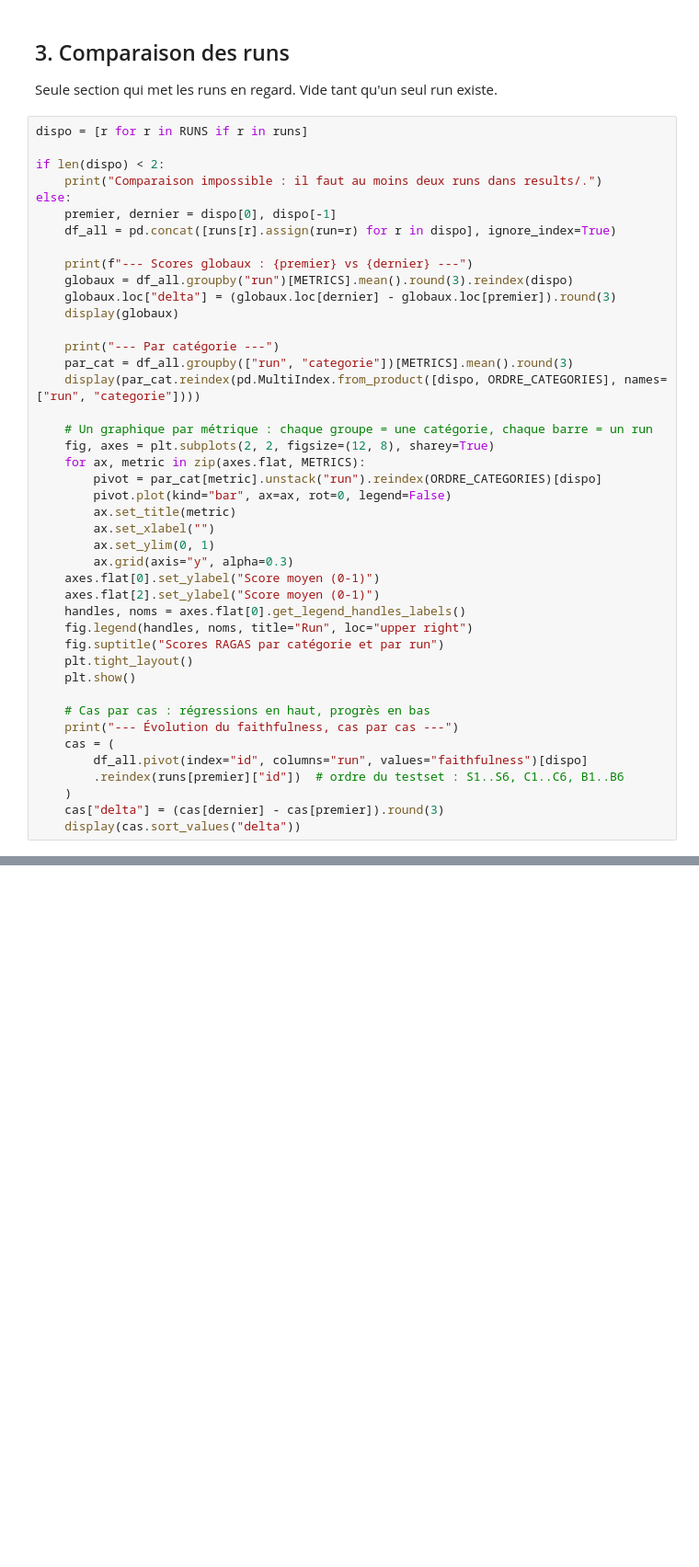
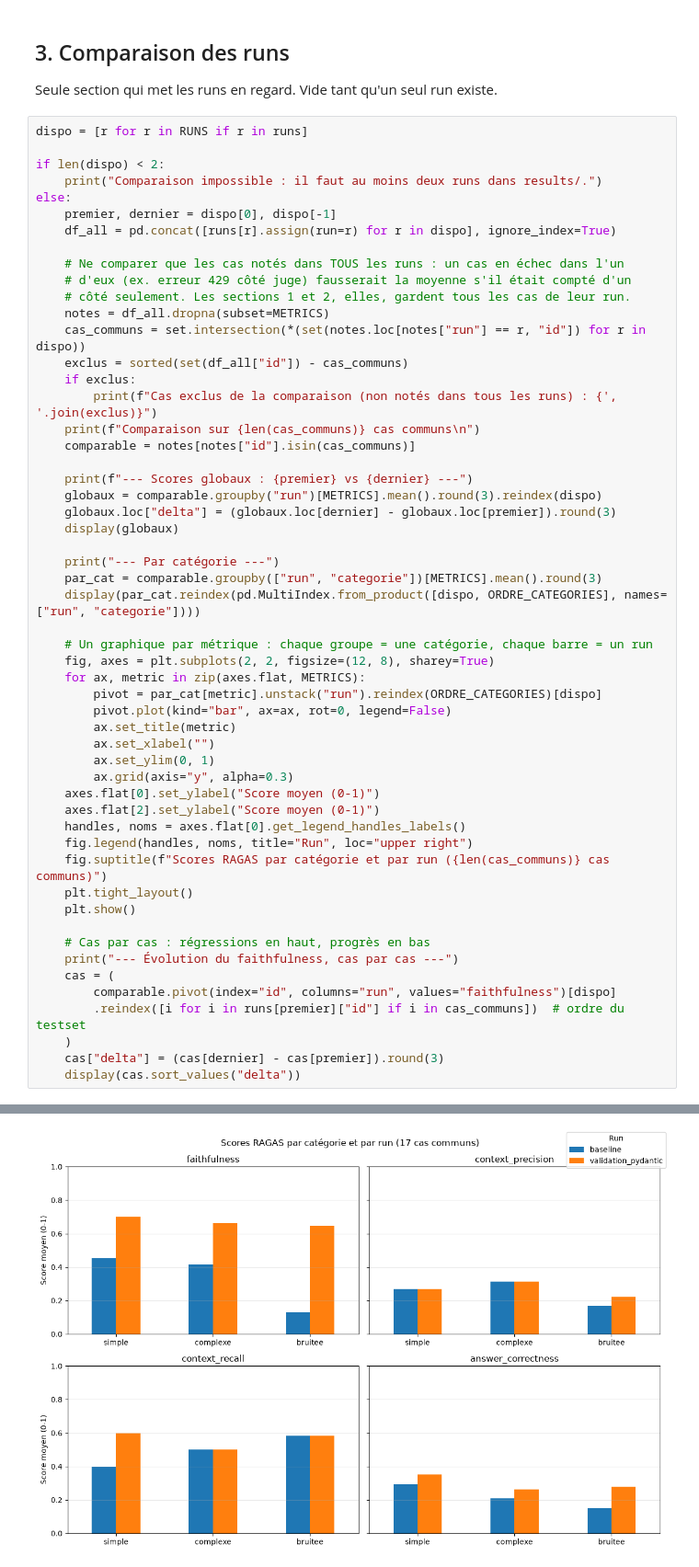
Before and after one commit to FaizaKh93/Projet10_mission, a Jupyter notebook: eval/analyze_results.ipynb, the cells around one changed output, grey strips where cells are left out. Shown at 92% size. Saved outputs shown, nothing was run; the diff lists cells and outputs as text; blank space fills up the shorter version.

```diff
--- a/eval/analyze_results.ipynb
+++ b/eval/analyze_results.ipynb
@@ -188,13 +259,24 @@ else:
     premier, dernier = dispo[0], dispo[-1]
     df_all = pd.concat([runs[r].assign(run=r) for r in dispo], ignore_index=True)
 
+    # Ne comparer que les cas notés dans TOUS les runs : un cas en échec dans l'un
+    # d'eux (ex. erreur 429 côté juge) fausserait la moyenne s'il était compté d'un
+    # côté seulement. Les sections 1 et 2, elles, gardent tous les cas de leur run.
+    notes = df_all.dropna(subset=METRICS)
+    cas_communs = set.intersection(*(set(notes.loc[notes["run"] == r, "id"]) for r in dispo))
+    exclus = sorted(set(df_all["id"]) - cas_communs)
+    if exclus:
+        print(f"Cas exclus de la comparaison (non notés dans tous les runs) : {', '.join(exclus)}")
+    print(f"Comparaison sur {len(cas_communs)} cas communs\n")
+    comparable = notes[notes["id"].isin(cas_communs)]
+
     print(f"--- Scores globaux : {premier} vs {dernier} ---")
-    globaux = df_all.groupby("run")[METRICS].mean().round(3).reindex(dispo)
+    globaux = comparable.groupby("run")[METRICS].mean().round(3).reindex(dispo)
     globaux.loc["delta"] = (globaux.loc[dernier] - globaux.loc[premier]).round(3)
     display(globaux)
 
     print("--- Par catégorie ---")
-    par_cat = df_all.groupby(["run", "categorie"])[METRICS].mean().round(3)
+    par_cat = comparable.groupby(["run", "categorie"])[METRICS].mean().round(3)
     display(par_cat.reindex(pd.MultiIndex.from_product([dispo, ORDRE_CATEGORIES], names=["run", "categorie"])))
 
     # Un graphique par métrique : chaque groupe = une catégorie, chaque barre = un run
@@ -210,15 +292,15 @@ else:
     axes.flat[2].set_ylabel("Score moyen (0-1)")
     handles, noms = axes.flat[0].get_legend_handles_labels()
     fig.legend(handles, noms, title="Run", loc="upper right")
-    fig.suptitle("Scores RAGAS par catégorie et par run")
+    fig.suptitle(f"Scores RAGAS par catégorie et par run ({len(cas_communs)} cas communs)")
     plt.tight_layout()
     plt.show()
 
     # Cas par cas : régressions en haut, progrès en bas
     print("--- Évolution du faithfulness, cas par cas ---")
     cas = (
-        df_all.pivot(index="id", columns="run", values="faithfulness")[dispo]
-        .reindex(runs[premier]["id"])  # ordre du testset : S1..S6, C1..C6, B1..B6
+        comparable.pivot(index="id", columns="run", values="faithfulness")[dispo]
+        .reindex([i for i in runs[premier]["id"] if i in cas_communs])  # ordre du testset
     )
     cas["delta"] = (cas[dernier] - cas[premier]).round(3)
     display(cas.sort_values("delta"))
@@ -226,0 +326 @@ Comparaison impossible : il faut au moins deux runs dans results/.
+[figure, added]
```
Also changed, not shown: parts of 5 cells of this notebook, 1 other file.
